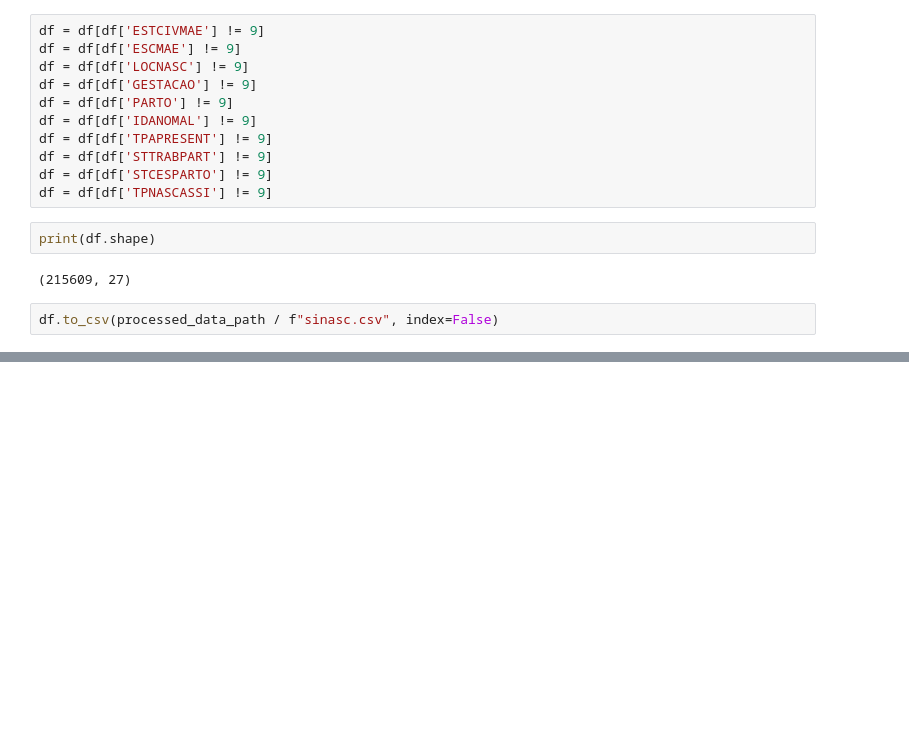
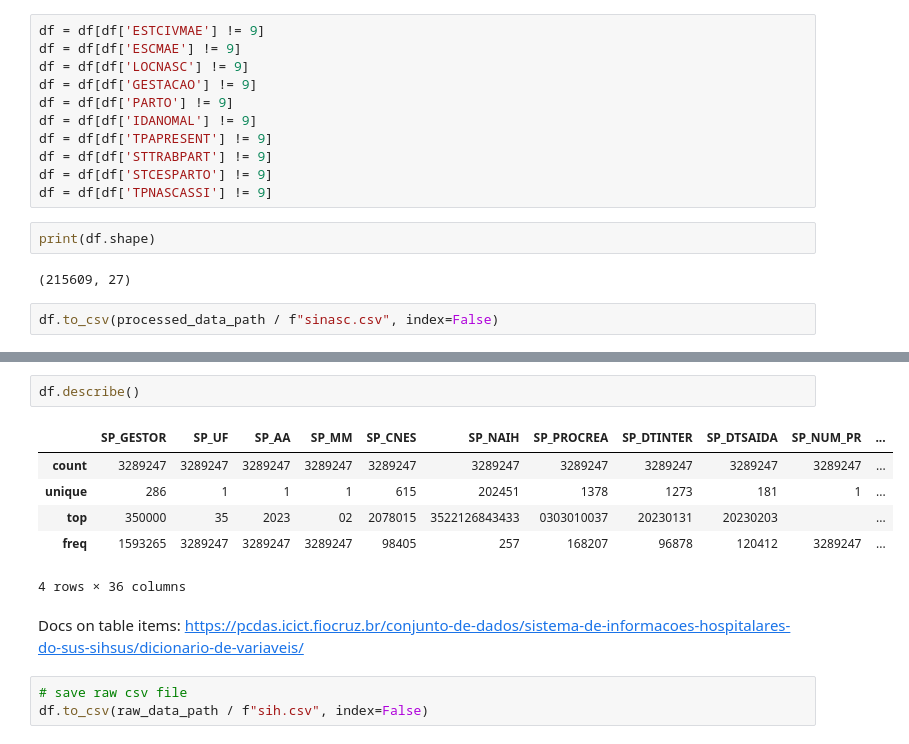
Before and after one commit to asvarella/intersectional-bias-fairness-healthcare, a Jupyter notebook: notebooks/init_datasets.ipynb, the cells around one changed output, grey strips where cells are left out. Saved outputs shown, nothing was run; the diff lists cells and outputs as text; blank space fills up the shorter version.

```diff
--- a/notebooks/init_datasets.ipynb
+++ b/notebooks/init_datasets.ipynb
@@ -747,0 +766,14 @@ df.to_csv(processed_data_path / f"sinasc.csv", index=False)
+# %%
+df.describe()
+# %% [output]
+|  | SP_GESTOR | SP_UF | SP_AA | SP_MM | SP_CNES | SP_NAIH | SP_PROCREA | SP_DTINTER | SP_DTSAIDA | SP_NUM_PR | ... |
+| count | 3289247 | 3289247 | 3289247 | 3289247 | 3289247 | 3289247 | 3289247 | 3289247 | 3289247 | 3289247 | ... |
+| unique | 286 | 1 | 1 | 1 | 615 | 202451 | 1378 | 1273 | 181 | 1 | ... |
+| top | 350000 | 35 | 2023 | 02 | 2078015 | 3522126843433 | 0303010037 | 20230131 | 20230203 |  | ... |
+| freq | 1593265 | 3289247 | 3289247 | 3289247 | 98405 | 257 | 168207 | 96878 | 120412 | 3289247 | ... |
+4 rows × 36 columns
+# %% [markdown]
+Docs on table items: https://pcdas.icict.fiocruz.br/conjunto-de-dados/sistema-de-informacoes-hospitalares-do-sus-sihsus/dicionario-de-variaveis/
+# %%
+# save raw csv file
+df.to_csv(raw_data_path / f"sih.csv", index=False)
```
Also changed, not shown: parts of 11 cells of this notebook.
